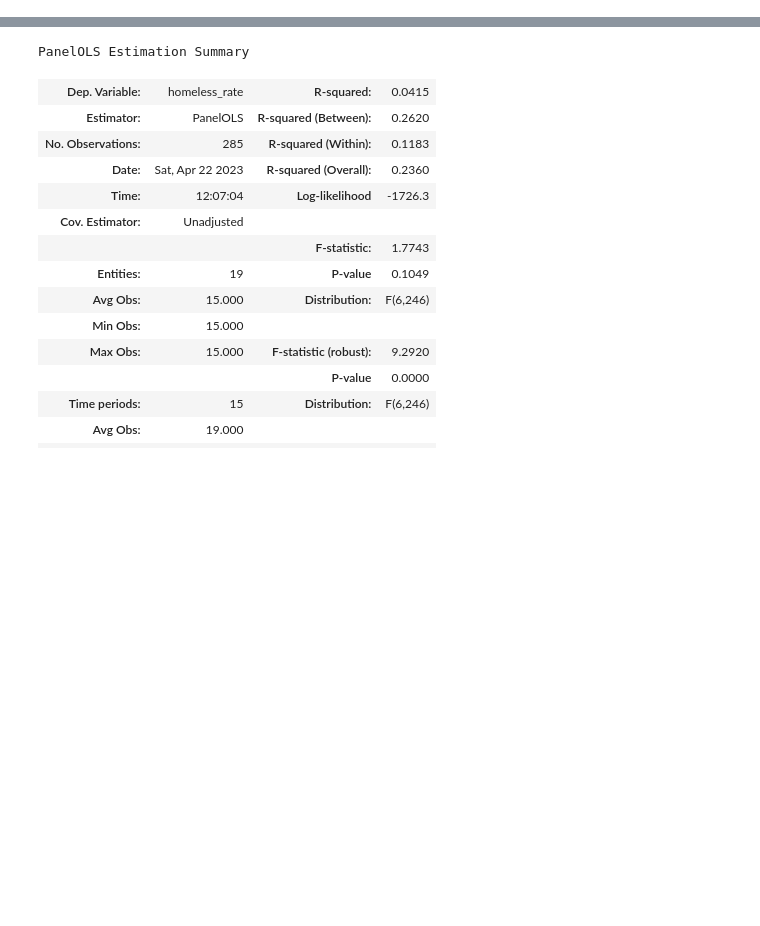
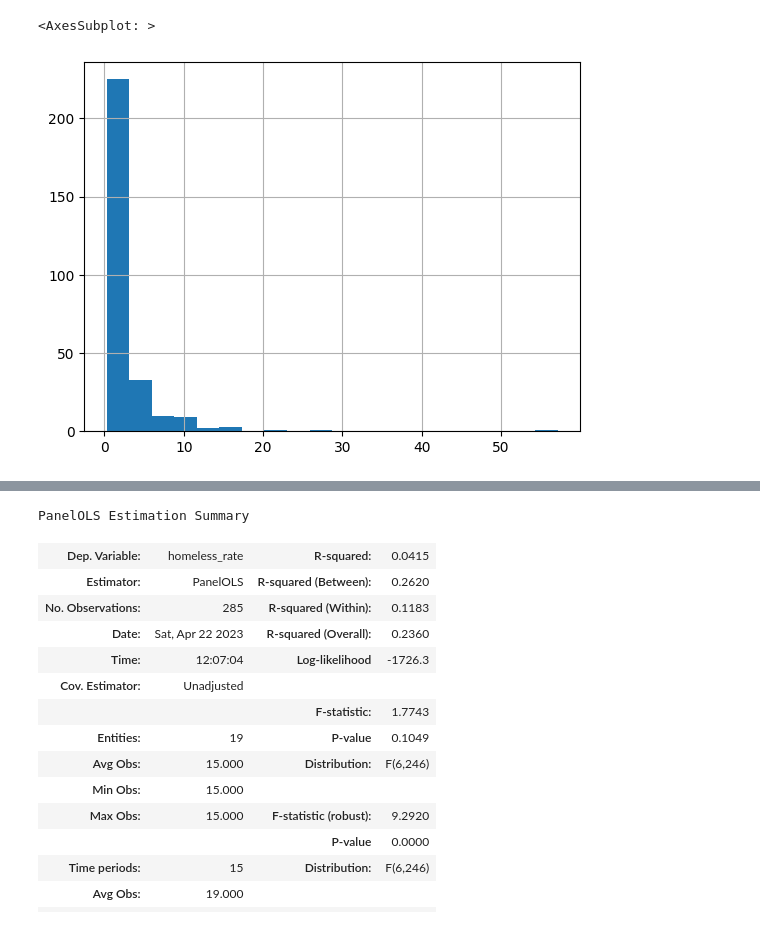
Before and after one commit to heath3rq/Python_Homelessness-Causal-Inference-Analysis, a Jupyter notebook: 20_intermediate_files/modeling.ipynb, the cells around one changed output, grey strips where cells are left out. Cells and saved outputs as stored; diff of their text form; code cells hidden in the pictures; blank space fills up the shorter version.

```diff
--- a/20_intermediate_files/modeling.ipynb
+++ b/20_intermediate_files/modeling.ipynb
@@ -73,0 +171,5 @@ Included effects: Entity, Time
+# %%
+(data.loc[:, 'homeless_rate'] / data.loc[:, 'permanent_housing_rate']).hist(bins = 20)
+# %% [output]
+<AxesSubplot: >
+[figure, added]
```
Also changed, not shown: parts of 14 cells of this notebook.
